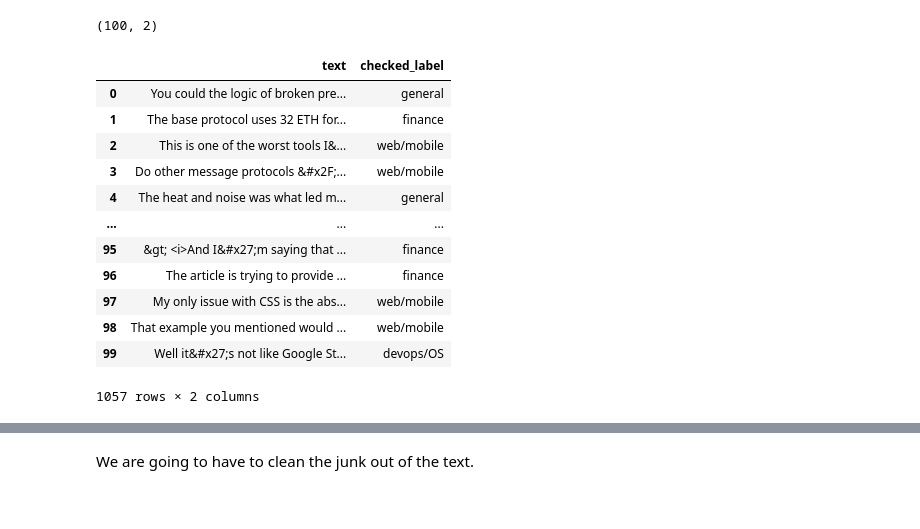
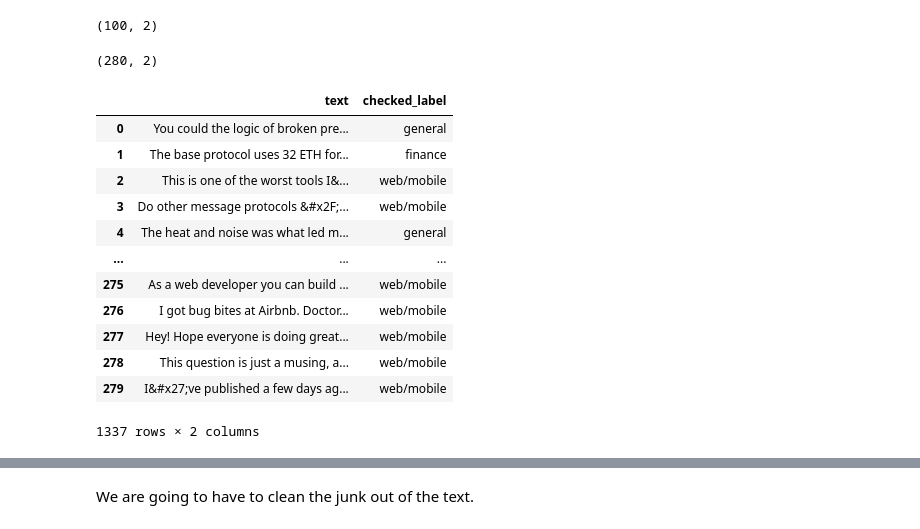
Before and after one commit to ivvlko/NLP-Factory, a Jupyter notebook: model_creation/training_models/retrain_naive_bayes.ipynb, the cells around one changed output, grey strips where cells are left out. Saved outputs shown, nothing was run; the diff lists cells and outputs as text; code cells hidden in the pictures.

```diff
--- a/model_creation/training_models/retrain_naive_bayes.ipynb
+++ b/model_creation/training_models/retrain_naive_bayes.ipynb
@@ -41,22 +42,30 @@ df2 = df2.dropna()
 df2.shape
 # %% [output]
 (100, 2)
+# %%
+df3 = pd.read_csv('news.csv', header=None)
+df3.columns = ['index', 'date', 'title', 'text', 'naive_bayes_label', 'neural_net_label', 'checked_label']
+df3 = df3[['text', 'checked_label']]
+df3 = df3.dropna()
+df3.shape
+# %% [output]
+(280, 2)
 # %%
-df = df.append(df2)
+df = df.append(df2).append(df3)
 df
 # %% [output]
 |  | text | checked_label |
 | 0 | You could the logic of broken pre... | general |
 | 1 | The base protocol uses 32 ETH for... | finance |
 | 2 | This is one of the worst tools I&... | web/mobile |
 | 3 | Do other message protocols &#x2F;... | web/mobile |
 | 4 | The heat and noise was what led m... | general |
 | ... | ... | ... |
-| 95 | &gt; <i>And I&#x27;m saying that ... | finance |
-| 96 | The article is trying to provide ... | finance |
-| 97 | My only issue with CSS is the abs... | web/mobile |
-| 98 | That example you mentioned would ... | web/mobile |
-| 99 | Well it&#x27;s not like Google St... | devops/OS |
+| 275 | As a web developer you can build ... | web/mobile |
+| 276 | I got bug bites at Airbnb. Doctor... | web/mobile |
+| 277 | Hey! Hope everyone is doing great... | web/mobile |
+| 278 | This question is just a musing, a... | web/mobile |
+| 279 | I&#x27;ve published a few days ag... | web/mobile |
-1057 rows × 2 columns
+1337 rows × 2 columns
 # %%
 plt.figure(figsize=[6,4])
```
Also changed, not shown: parts of 17 cells of this notebook, 16 other files.
